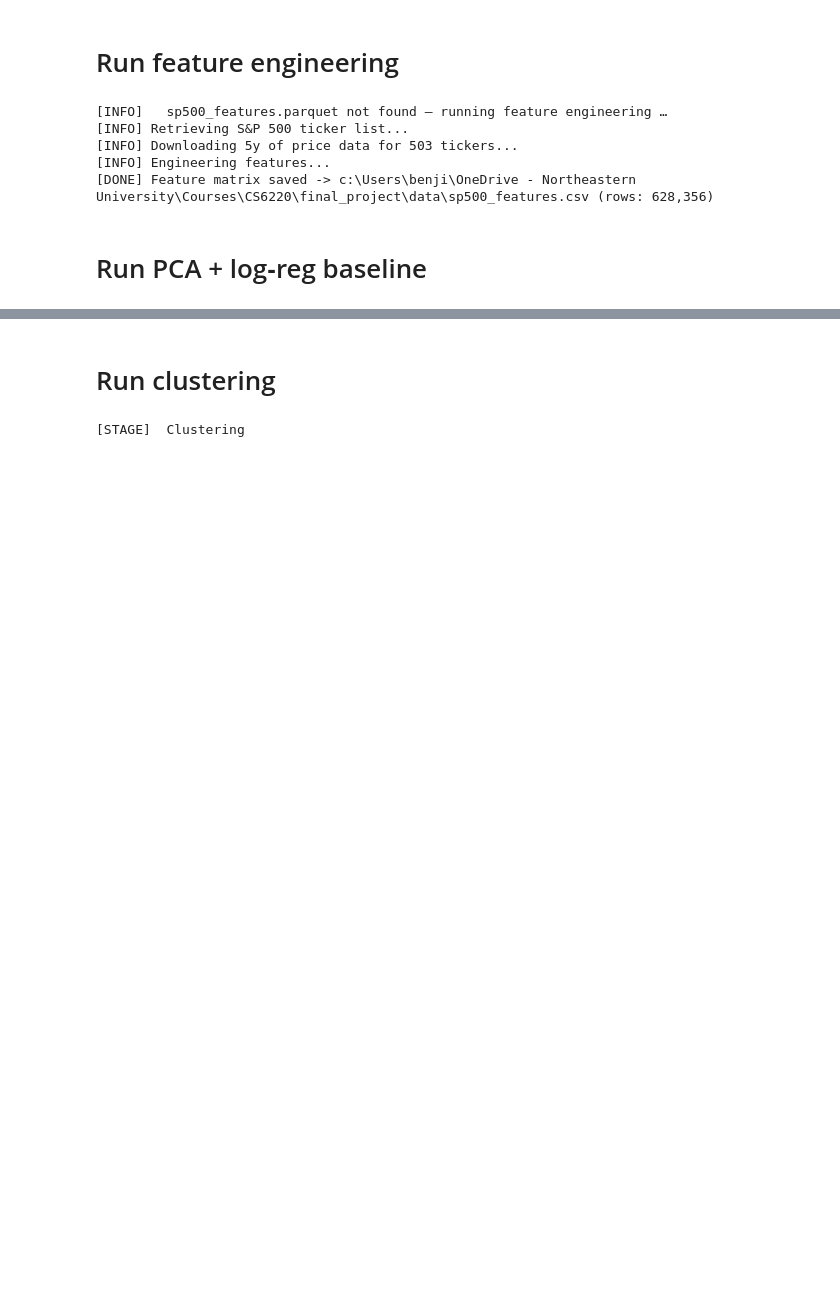
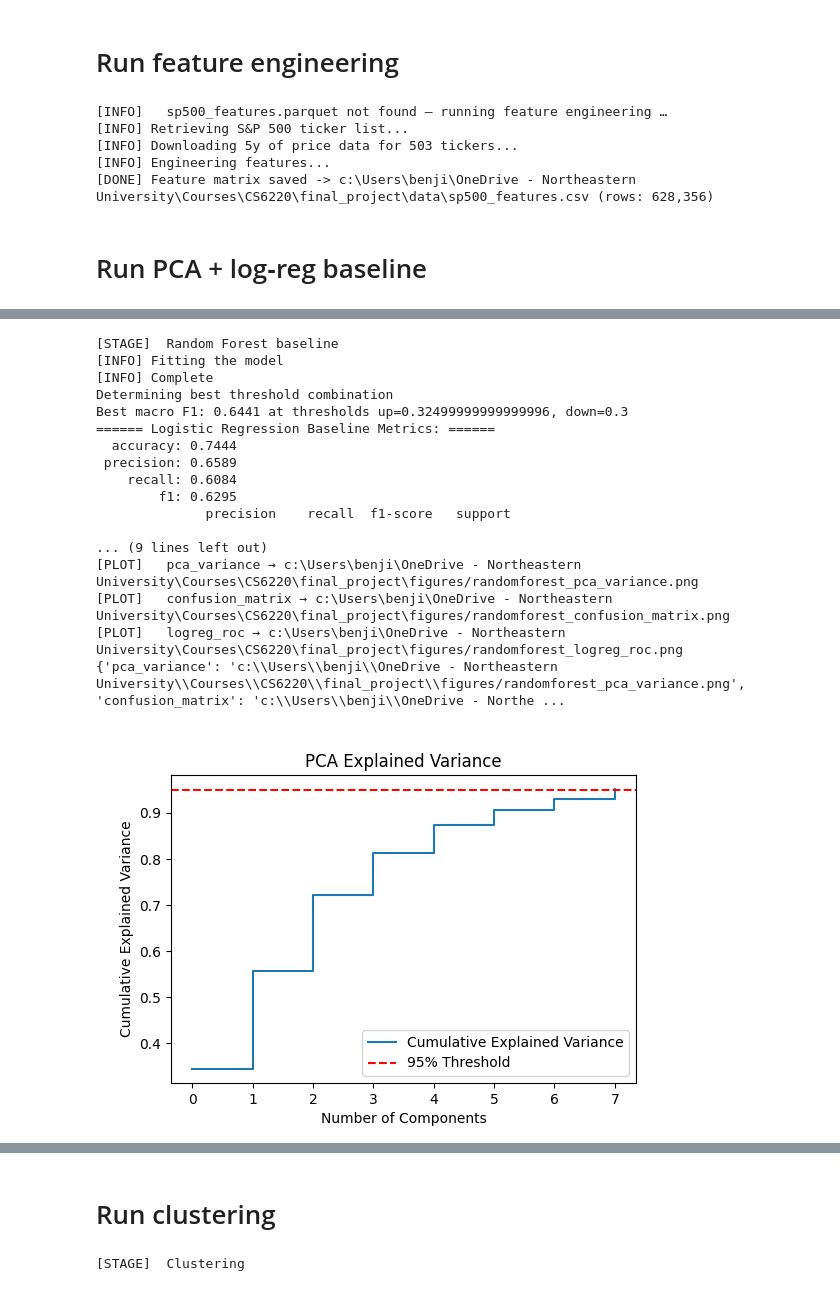
Before and after one commit to bnjnrthrp/CS6220_final_project, a Jupyter notebook: pipeline.ipynb, the cells around one changed output, grey strips where cells are left out. Cells and saved outputs as stored; diff of their text form; code cells hidden in the pictures; blank space fills up the shorter version.

Commit message:
Include rf baseline into pipeline

```diff
--- a/pipeline.ipynb
+++ b/pipeline.ipynb
@@ -75,0 +78,33 @@ AttributeError: 'NoneType' object has no attribute 'items'
+# %%
+import rf_baseline  # must expose main()
+
+print("\n[STAGE]  Random Forest baseline")
+plots = rf_baseline.main()   # prints metrics and writes data/pca_features.parquet (parquet for simplicity)
+
+print("[RESULT] Random Forest Baseline: ")
+for label, path in plots.items():
+    print(f"[PLOT]   {label} → {path}")
+
+print(plots)
+display(Image(filename=plots['pca_variance']))
+display(Image(filename=plots['confusion_matrix']))
+display(Image(filename=plots['logreg_roc']))
+# %% [output]
+[STAGE]  Random Forest baseline
+[INFO] Fitting the model
+[INFO] Complete
+Determining best threshold combination
+Best macro F1: 0.6441 at thresholds up=0.32499999999999996, down=0.3
+====== Logistic Regression Baseline Metrics: ======
+  accuracy: 0.7444
+ precision: 0.6589
+    recall: 0.6084
+        f1: 0.6295
+              precision    recall  f1-score   support
+
+... (9 lines left out)
+[PLOT]   pca_variance → c:\Users\benji\OneDrive - Northeastern University\Courses\CS6220\final_project\figures/randomforest_pca_variance.png
+[PLOT]   confusion_matrix → c:\Users\benji\OneDrive - Northeastern University\Courses\CS6220\final_project\figures/randomforest_confusion_matrix.png
+[PLOT]   logreg_roc → c:\Users\benji\OneDrive - Northeastern University\Courses\CS6220\final_project\figures/randomforest_logreg_roc.png
+{'pca_variance': 'c:\\Users\\benji\\OneDrive - Northeastern University\\Courses\\CS6220\\final_project\\figures/randomforest_pca_variance.png', 'confusion_matrix': 'c:\\Users\\benji\\OneDrive - Northe ...
+[figure, added]
```
Also changed, not shown: parts of 4 cells of this notebook, 1 other file.
